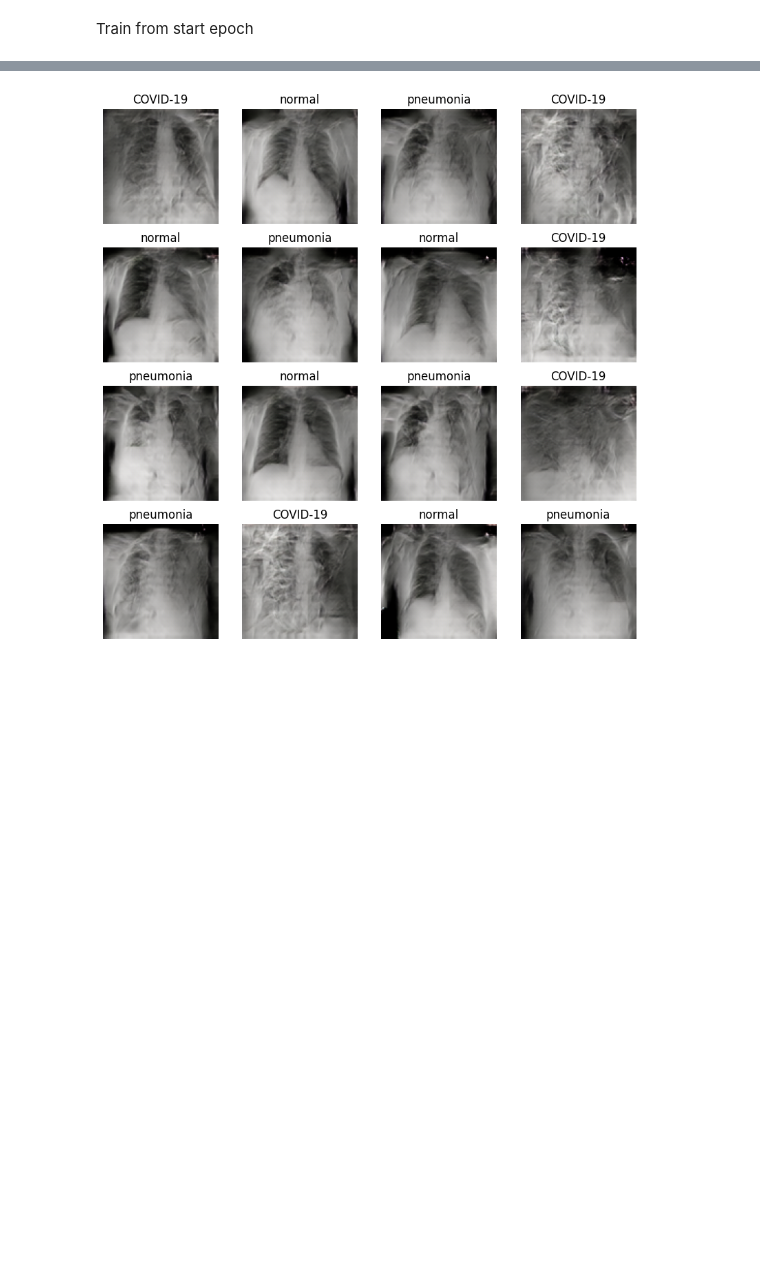
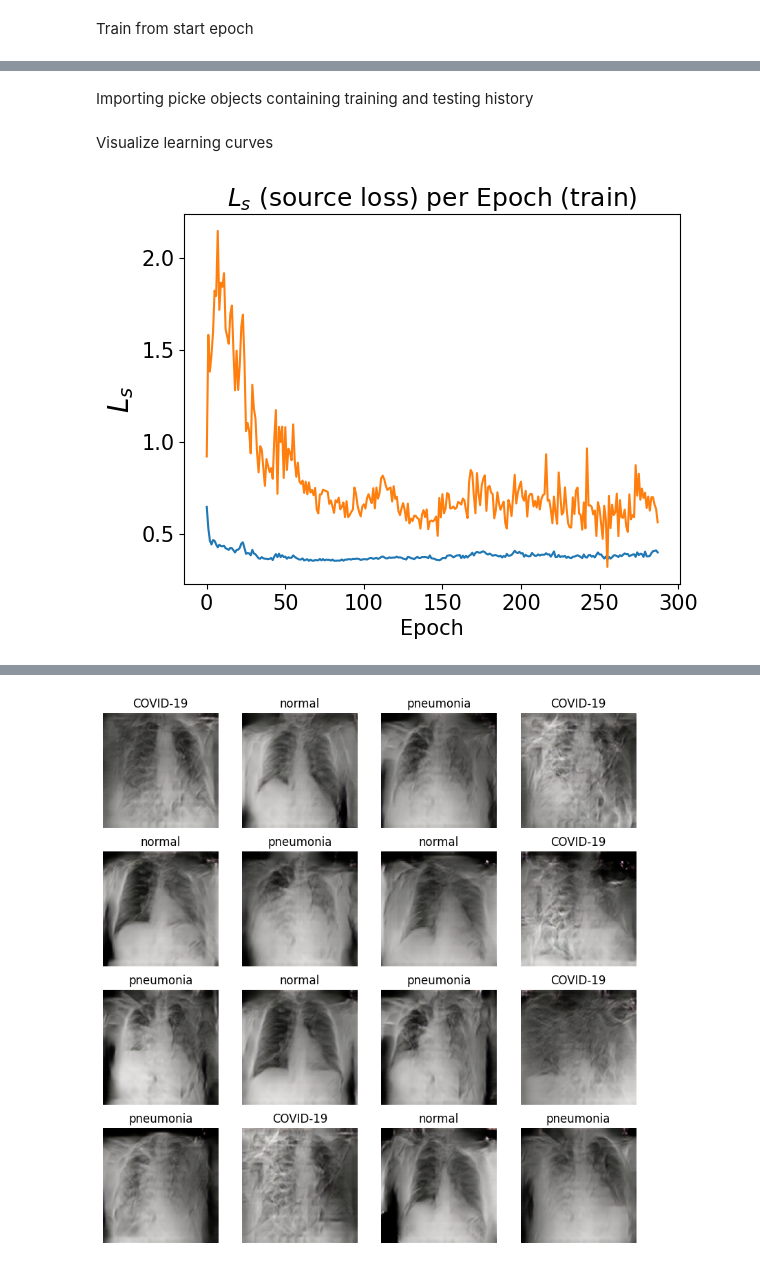
Before and after one commit to giocoal/CXR-ACGAN-chest-xray-generator-covid19-pneumonia, a Jupyter notebook: AC-cGAN.ipynb, the cells around one changed output, grey strips where cells are left out. Saved outputs shown, nothing was run; the diff lists cells and outputs as text; code cells hidden in the pictures; blank space fills up the shorter version.

```diff
--- a/AC-cGAN.ipynb
+++ b/AC-cGAN.ipynb
@@ -903,0 +917,15 @@ Number of batches per epoch for testing:  7
+# %%
+path_hist = f'./AC-cGAN/weights/acgan_history_{start_epoch}.pkl'
+hist = pickle.load(open(path_hist, 'rb'))
+
+test_accuracy_history = defaultdict(list)
+test_accuracy_history['discriminator_real'] = hist['accuracy']['discriminator_real']
+test_accuracy_history['discriminator_fake'] = hist['accuracy']['discriminator_fake']
+
+train_history = defaultdict(list)
+train_history['generator'] = hist['train']['generator']
+train_history['discriminator'] = hist['train']['discriminator']
+
+test_history = defaultdict(list)
+test_history['generator'] = hist['test']['generator']
+test_history['discriminator'] = hist['test']['discriminator']
@@ -1101,0 +1240,24 @@ Epoch 298 of 500, training ..
+# %% [markdown]
+Importing picke objects containing training and testing history
+# %%
+current_epoch = 288
+path = f'./AC-cGAN/weights/acgan_history_{current_epoch}.pkl'
+hist = pickle.load(open(path, 'rb'))
+# %% [markdown]
+Visualize learning curves
+# %%
+plt.rcParams["font.size"] = 15
+for p in ['train']:
+    for g in ['discriminator', 'generator']:
+        hist[p][g] = pd.DataFrame(hist[p][g], columns=['loss', 'source_loss', 'auxiliary_loss'])
+        plt.plot(hist[p][g]['source_loss'], label='{} ({})'.format(g, p))
+
+# get the NE and show as an equilibrium point
+#plt.hlines(-np.log(0.5), 0, hist[p][g]['source_loss'].shape[0], label='Nash Equilibrium', color='green')
+# plt.legend(['Discriminator', 'Generator'])
+plt.title(r'$L_s$ (source loss) per Epoch (train)')
+plt.xlabel('Epoch')
+plt.ylabel(r'$L_s$', fontsize=20)
+plt.show()
+# %% [output]
+[figure, added]
```
Also changed, not shown: parts of 57 cells of this notebook, 12 other files.
